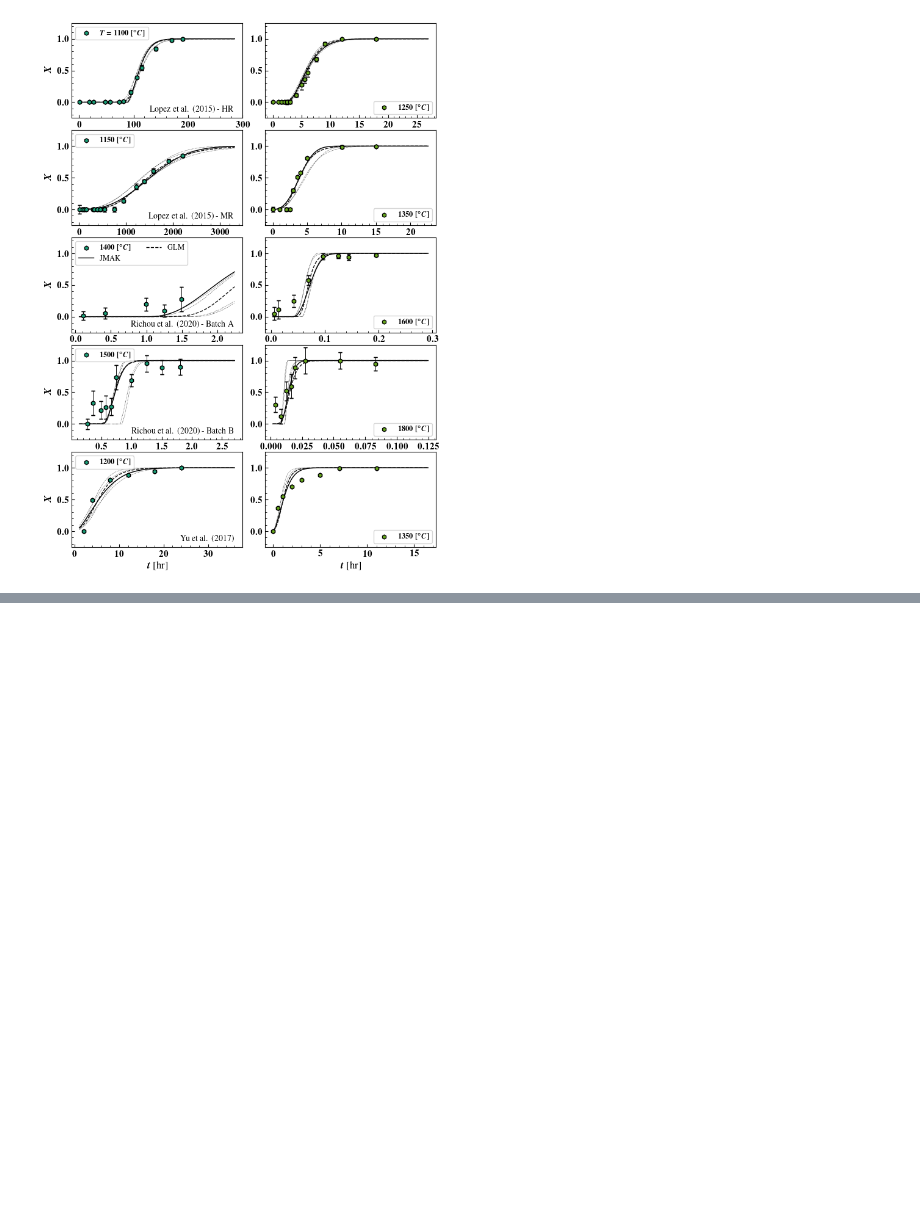
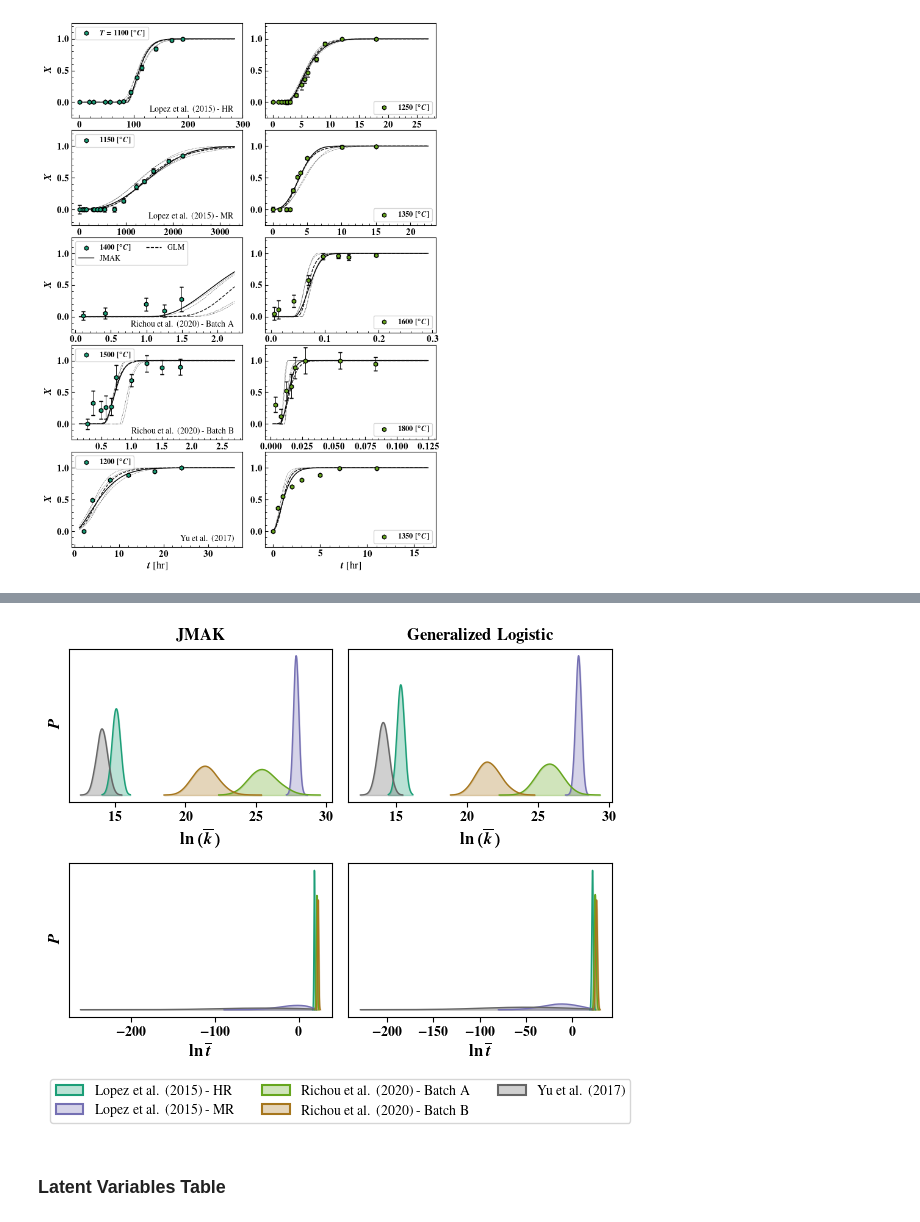
Before and after one commit to ml-ME-gatech/modeling_tungsten, a Jupyter notebook: recrystallization/model_inference/hierarchical_recystillization_inference.ipynb, the cells around one changed output, grey strips where cells are left out. Drawn from its saved outputs; the diff is of its cells as text; code cells hidden in the pictures; blank space fills up the shorter version.

```diff
--- a/recrystallization/model_inference/hierarchical_recystillization_inference.ipynb
+++ b/recrystallization/model_inference/hierarchical_recystillization_inference.ipynb
@@ -627,0 +618,49 @@ No standard deviation column found, using 0.001 for all values
+# %%
+from scipy.stats import gaussian_kde
+import matplotlib.patches as mpatches
+
+fig,axes = plt.subplot_mosaic("""
+                              AB
+                              CD
+                              EE
+                              """,
+                              height_ratios= [1,1,0.3],
+                              figsize = (6.5,5.25))
+
+colors = plt.get_cmap('Dark2')(np.linspace(0,1,len(file_to_label)))
+
+legend_axes = axes['E']
+axes = np.array([[axes['A'],axes['B']],[axes['C'],axes['D']]])
+
+for j,model_name in enumerate(['JMAK_{}','Generalized Logistic_{}']):
+    axes[0,j].set_title(r'\textbf{' + model_name[:-3] +'}')
+    with open(INFERENCE_PATH.joinpath(f'{model_name.format("hierarchical")}_samples.pkl'),'rb') as f:
+        posterior_samples = pickle.load(f)['latent_variables']
+
+
+    for k,latent_var in enumerate(['k_bar','t_bar']):
+        for i,file in enumerate(file_to_label.keys()):
+            ax = axes[k,j]
+            kde = gaussian_kde(np.array(posterior_samples[:,i,k]),bw_method = 0.35)
+            x = np.linspace(np.min(posterior_samples[:,i,k]),
+                            np.max(posterior_samples[:,i,k]),200)
+            pde_plot = kde(x)
+            ax.plot(x,pde_plot,color = colors[i],lw = 1.0)
+            ax.fill_between(x,pde_plot,0,alpha = 0.3,color = colors[i])
+            ax.set_yticks([])
+
+for k in range(2):
+    axes[0,k].set_xlabel(r'$\ln{(\overline{k})}$',fontsize = 12)
+    axes[1,k].set_xlabel(r'$\ln{\overline{t}}$',fontsize = 12)
+    axes[k,0].set_ylabel(r'$P$',fontsize = 12)
+
+legend_patches  = [mpatches.Patch(facecolor = tuple(list(color)[:-1] + [0.3]),edgecolor  = color,
+                                  label = file_to_label[file],lw = 1.5) for color,file in zip(colors,file_to_label.keys())]
+legend_axes.legend(handles = legend_patches,fontsize = 10,ncol = 3,loc = 'center')
+legend_axes.axis('off')
+fig.tight_layout()
+fig.savefig(GIT_IMAGE_PATH.joinpath('latent_variable_posterior_hierarchical.svg'),bbox_inches = 'tight')
+# %% [output]
+[figure, added]
+# %% [markdown]
+### Latent Variables Table
```
Also changed, not shown: parts of 7 cells of this notebook, 22 other files.
